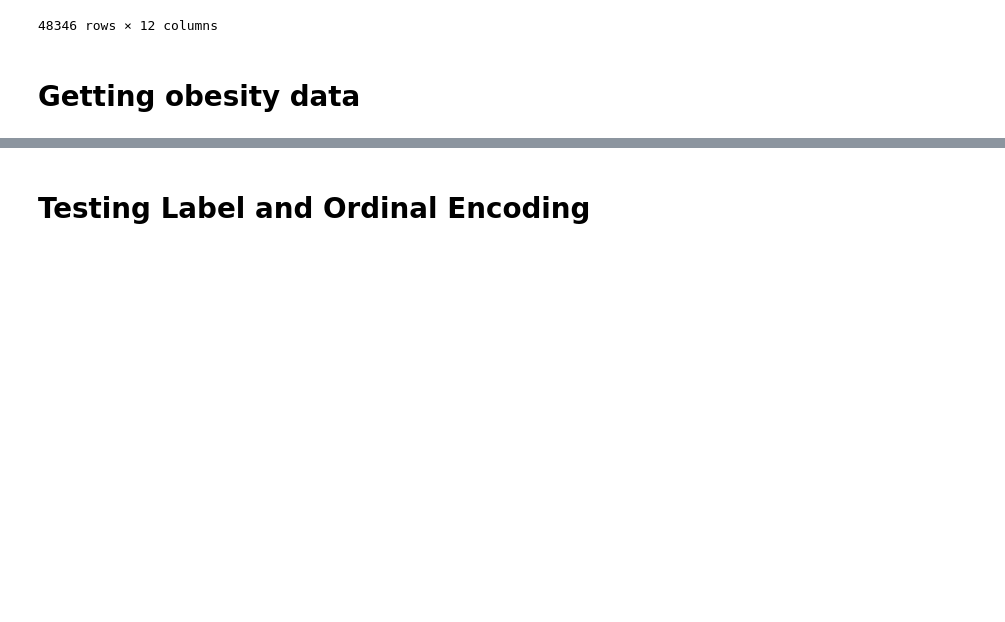
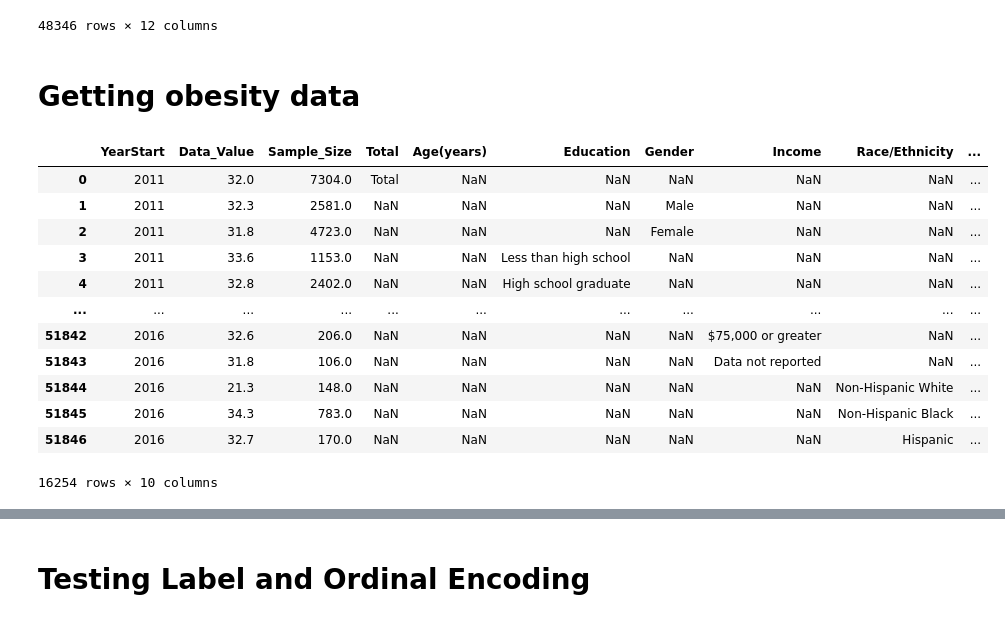
Before and after one commit to bhavan-bhatt/Gnosis-CP01, a Jupyter notebook: Pratham - 202311022/cp_1.ipynb, the cells around one changed output, grey strips where cells are left out. Saved outputs shown, nothing was run; the diff lists cells and outputs as text; code cells hidden in the pictures; blank space fills up the shorter version.

```diff
--- a/Pratham - 202311022/cp_1.ipynb
+++ b/Pratham - 202311022/cp_1.ipynb
@@ -54,3 +53,18 @@ df
 # %%
 obesity_df = df.loc[(df.QuestionID == 'Q036') | (df.QuestionID == 'Q037')]
 obesity_df = obesity_df.drop(['StratificationID1', 'QuestionID'], axis=1)
+obesity_df
+# %% [output]
+|  | YearStart | Data_Value | Sample_Size | Total | Age(years) | Education | Gender | Income | Race/Ethnicity | ... |
+| 0 | 2011 | 32.0 | 7304.0 | Total | NaN | NaN | NaN | NaN | NaN | ... |
+| 1 | 2011 | 32.3 | 2581.0 | NaN | NaN | NaN | Male | NaN | NaN | ... |
+| 2 | 2011 | 31.8 | 4723.0 | NaN | NaN | NaN | Female | NaN | NaN | ... |
+| 3 | 2011 | 33.6 | 1153.0 | NaN | NaN | Less than high school | NaN | NaN | NaN | ... |
+| 4 | 2011 | 32.8 | 2402.0 | NaN | NaN | High school graduate | NaN | NaN | NaN | ... |
+| ... | ... | ... | ... | ... | ... | ... | ... | ... | ... | ... |
+| 51842 | 2016 | 32.6 | 206.0 | NaN | NaN | NaN | NaN | $75,000 or greater | NaN | ... |
+| 51843 | 2016 | 31.8 | 106.0 | NaN | NaN | NaN | NaN | Data not reported | NaN | ... |
+| 51844 | 2016 | 21.3 | 148.0 | NaN | NaN | NaN | NaN | NaN | Non-Hispanic White | ... |
+| 51845 | 2016 | 34.3 | 783.0 | NaN | NaN | NaN | NaN | NaN | Non-Hispanic Black | ... |
+| 51846 | 2016 | 32.7 | 170.0 | NaN | NaN | NaN | NaN | NaN | Hispanic | ... |
+16254 rows × 10 columns
```
Also changed, not shown: parts of 12 cells of this notebook.
